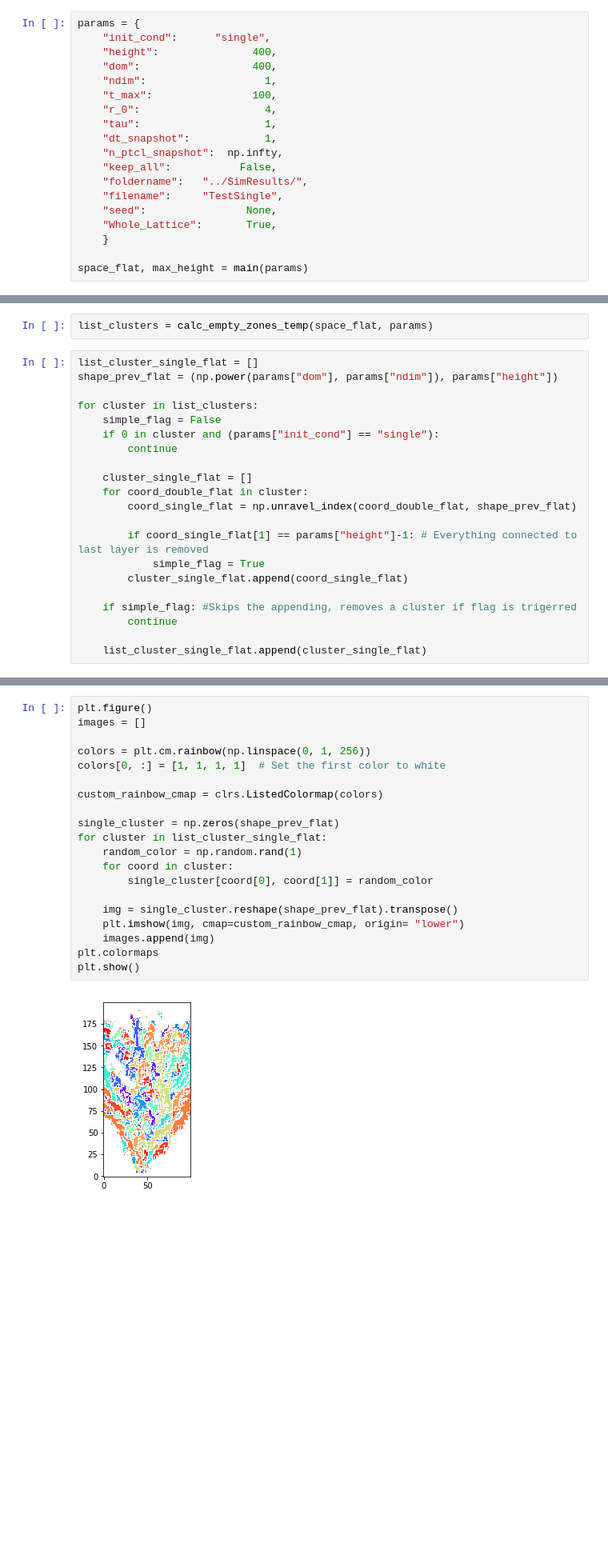
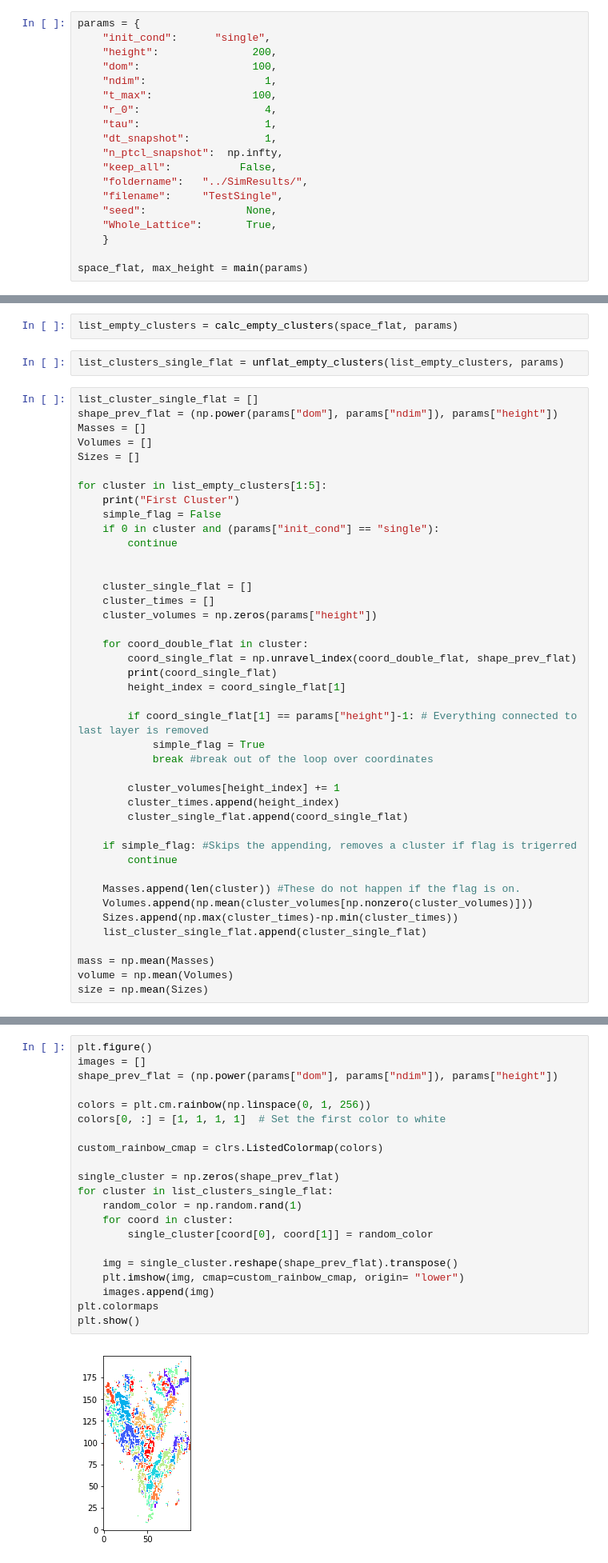
Before and after one commit to zhizhang1445/Project5, a Jupyter notebook: Zhi/scrapNotebook2.ipynb, the cells around one changed output, grey strips where cells are left out. Shown at 80% size. Cells and saved outputs as stored; diff of their text form; blank space fills up the shorter version.

```diff
--- a/Zhi/scrapNotebook2.ipynb
+++ b/Zhi/scrapNotebook2.ipynb
@@ -137,8 +137,8 @@ def main(params):
 # %%
 params = {
     "init_cond":      "single",
-    "height":               400,
-    "dom":                  400,
+    "height":               200,
+    "dom":                  100,
     "ndim":                   1,
     "t_max":                100,
     "r_0":                    4,
@@ -228,23 +167,46 @@ def calc_empty_zones_temp(space_flat, params):
 # %%
-list_clusters = calc_empty_zones_temp(space_flat, params)
+list_empty_clusters = calc_empty_clusters(space_flat, params)
+# %%
+list_clusters_single_flat = unflat_empty_clusters(list_empty_clusters, params)
 # %%
 list_cluster_single_flat = []
 shape_prev_flat = (np.power(params["dom"], params["ndim"]), params["height"])
+Masses = []
+Volumes = []
+Sizes = []
 
-for cluster in list_clusters:
+for cluster in list_empty_clusters[1:5]:
+    print("First Cluster")
     simple_flag = False
     if 0 in cluster and (params["init_cond"] == "single"):
         continue
 
+
     cluster_single_flat = []
+    cluster_times = []
+    cluster_volumes = np.zeros(params["height"])
+
     for coord_double_flat in cluster:
         coord_single_flat = np.unravel_index(coord_double_flat, shape_prev_flat)
+        print(coord_single_flat)
+        height_index = coord_single_flat[1]
 
         if coord_single_flat[1] == params["height"]-1: # Everything connected to last layer is removed
             simple_flag = True
+            break #break out of the loop over coordinates
+
+        cluster_volumes[height_index] += 1
+        cluster_times.append(height_index)
         cluster_single_flat.append(coord_single_flat)
 
     if simple_flag: #Skips the appending, removes a cluster if flag is trigerred
         continue
 
+    Masses.append(len(cluster)) #These do not happen if the flag is on.
+    Volumes.append(np.mean(cluster_volumes[np.nonzero(cluster_volumes)]))
+    Sizes.append(np.max(cluster_times)-np.min(cluster_times))
     list_cluster_single_flat.append(cluster_single_flat)
+
+mass = np.mean(Masses)
+volume = np.mean(Volumes)
+size = np.mean(Sizes)
@@ -251,22 +239,23 @@ for cluster in list_clusters:
 # %%
 plt.figure()
 images = []
+shape_prev_flat = (np.power(params["dom"], params["ndim"]), params["height"])
 
 colors = plt.cm.rainbow(np.linspace(0, 1, 256))
 colors[0, :] = [1, 1, 1, 1]  # Set the first color to white
 
 custom_rainbow_cmap = clrs.ListedColormap(colors)
 
 single_cluster = np.zeros(shape_prev_flat)
-for cluster in list_cluster_single_flat:
+for cluster in list_clusters_single_flat:
     random_color = np.random.rand(1)
     for coord in cluster:
         single_cluster[coord[0], coord[1]] = random_color
 
     img = single_cluster.reshape(shape_prev_flat).transpose()
     plt.imshow(img, cmap=custom_rainbow_cmap, origin= "lower")
     images.append(img)
 plt.colormaps
 plt.show()
 # %% [output]
-[figure, old version]
+[figure, new version]
```
Also changed, not shown: parts of 6 cells of this notebook, 1 other file.
